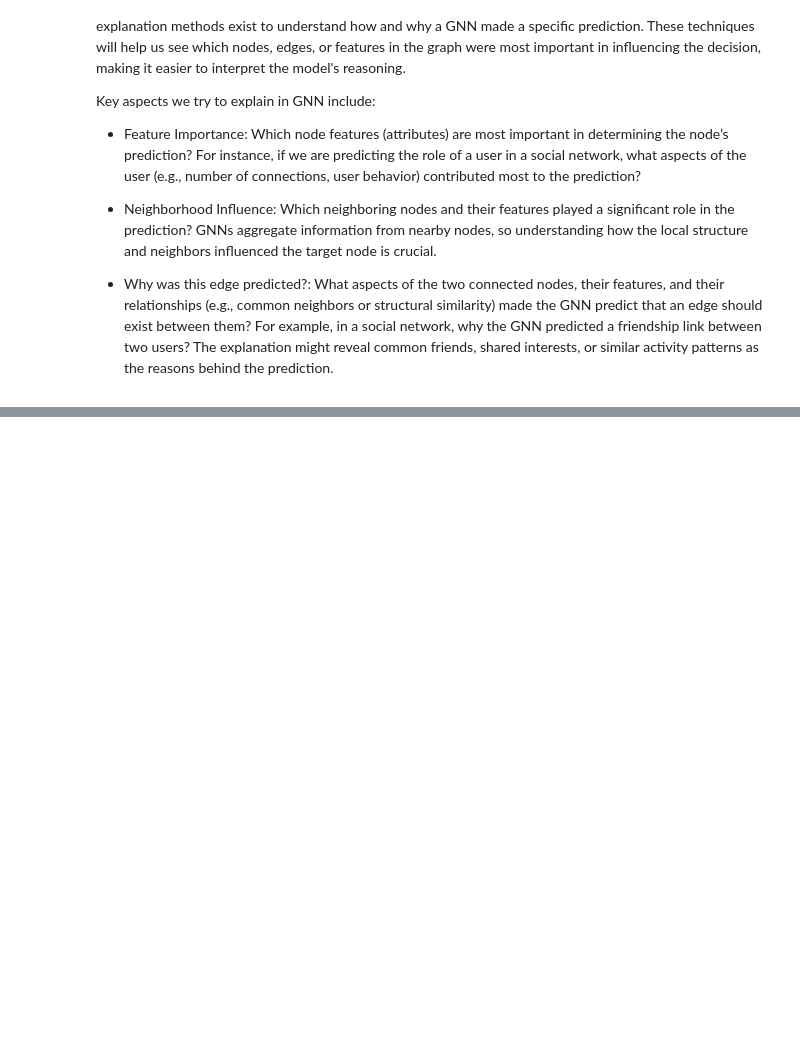
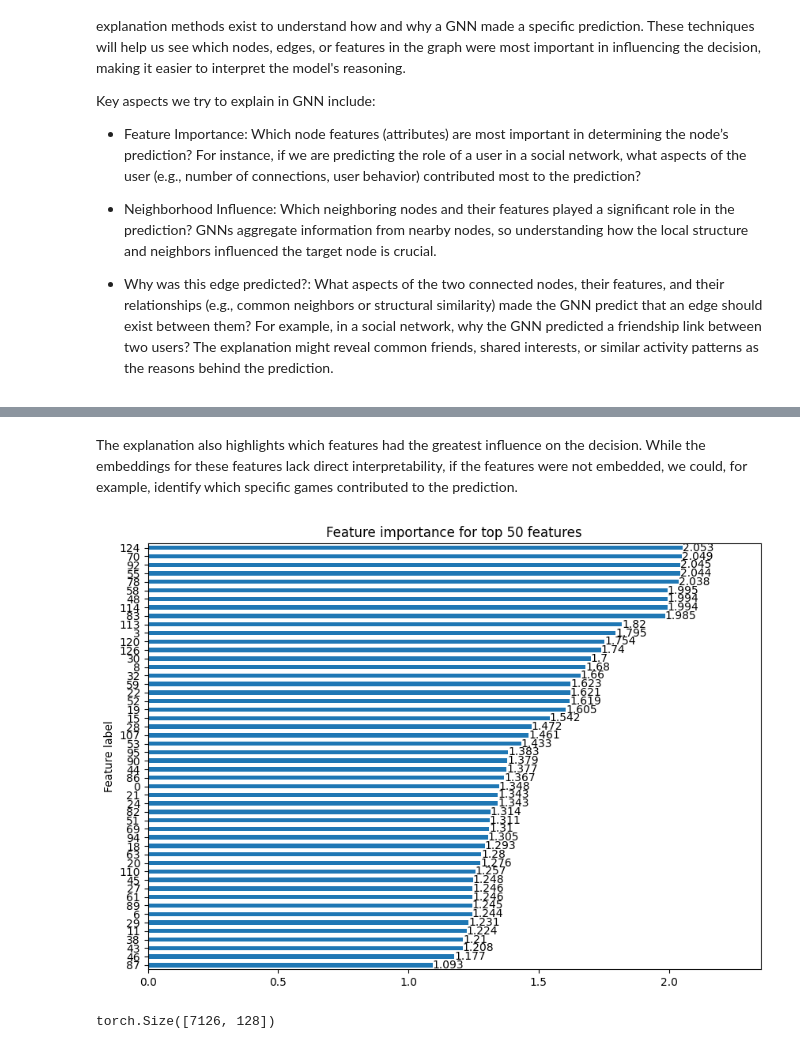
Before and after one commit to mabdolali/GNN_bootcamp, a Jupyter notebook: 5_Graph_Explainer.ipynb, the cells around one changed output, grey strips where cells are left out. Cells and saved outputs as stored; diff of their text form; code cells hidden in the pictures; blank space fills up the shorter version.

```diff
--- a/5_Graph_Explainer.ipynb
+++ b/5_Graph_Explainer.ipynb
@@ -161,0 +270,10 @@ tensor([0.0574, 0.0602, 0.9548, 0.9328, 0.0687, 0.0432])
+# %% [markdown]
+The explanation also highlights which features had the greatest influence on the decision. While the embeddings for these features lack direct interpretability, if the features were not embedded, we could, for example, identify which specific games contributed to the prediction.
+# %%
+explaination.visualize_feature_importance(top_k=50)
+# %% [output]
+[figure, added]
+# %%
+data.x.shape
+# %% [output]
+torch.Size([7126, 128])
```
Also changed, not shown: parts of 4 cells of this notebook.
